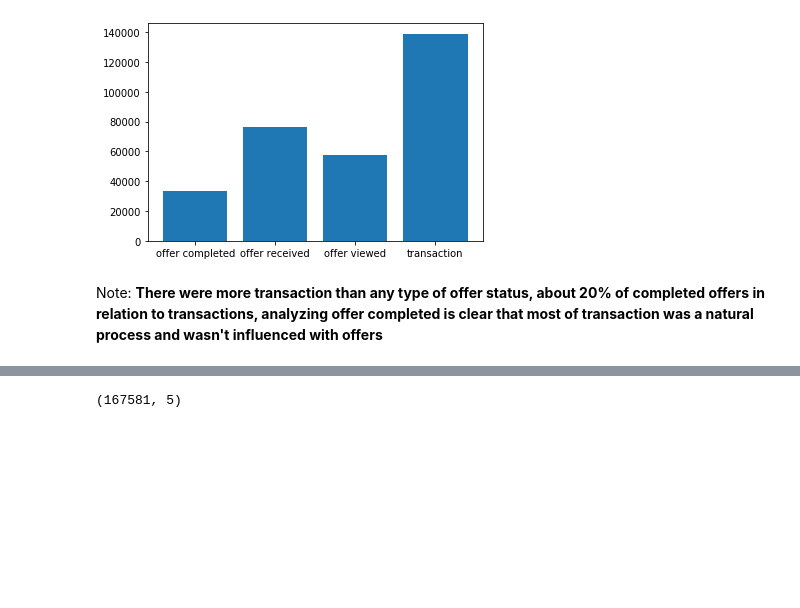
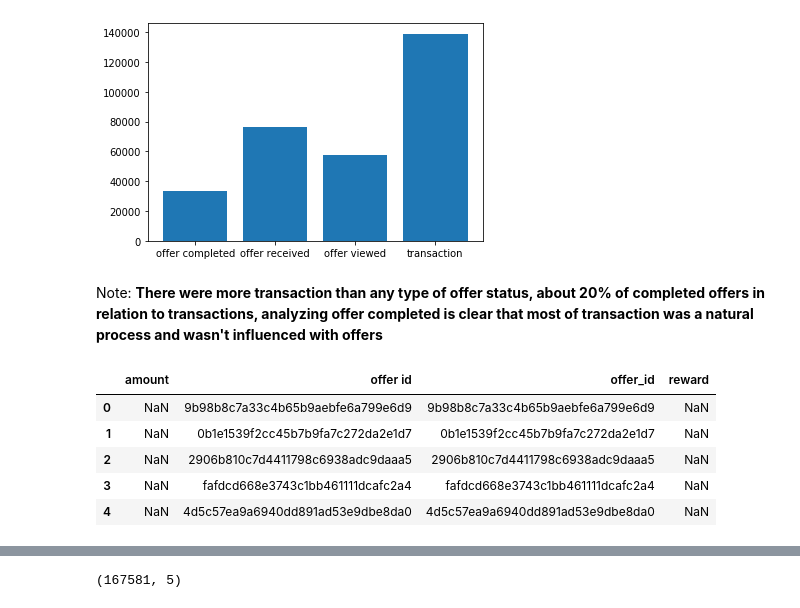
Before and after one commit to Gutelvam/Starbucks-Recommendation-System, a Jupyter notebook: Starbucks_Capstone_notebook.ipynb, the cells around one changed output, grey strips where cells are left out. Drawn from its saved outputs; the diff is of its cells as text; code cells hidden in the pictures; blank space fills up the shorter version.

```diff
--- a/Starbucks_Capstone_notebook.ipynb
+++ b/Starbucks_Capstone_notebook.ipynb
@@ -424,3 +424,14 @@ plt.bar(event_df.index, event_df.values)
 [figure]
 # %% [markdown]
 Note: **There were more transaction than any type of offer status, about 20% of completed offers in relation to transactions, analyzing offer completed is clear that most of transaction was a natural process and wasn't influenced with offers**
+# %%
+offer_id = json_normalize(transcript['value'])
+
+offer_id.head()
+# %% [output]
+|  | amount | offer id | offer_id | reward |
+| 0 | NaN | 9b98b8c7a33c4b65b9aebfe6a799e6d9 | 9b98b8c7a33c4b65b9aebfe6a799e6d9 | NaN |
+| 1 | NaN | 0b1e1539f2cc45b7b9fa7c272da2e1d7 | 0b1e1539f2cc45b7b9fa7c272da2e1d7 | NaN |
+| 2 | NaN | 2906b810c7d4411798c6938adc9daaa5 | 2906b810c7d4411798c6938adc9daaa5 | NaN |
+| 3 | NaN | fafdcd668e3743c1bb461111dcafc2a4 | fafdcd668e3743c1bb461111dcafc2a4 | NaN |
+| 4 | NaN | 4d5c57ea9a6940dd891ad53e9dbe8da0 | 4d5c57ea9a6940dd891ad53e9dbe8da0 | NaN |
```
Also changed, not shown: parts of 30 cells of this notebook.
